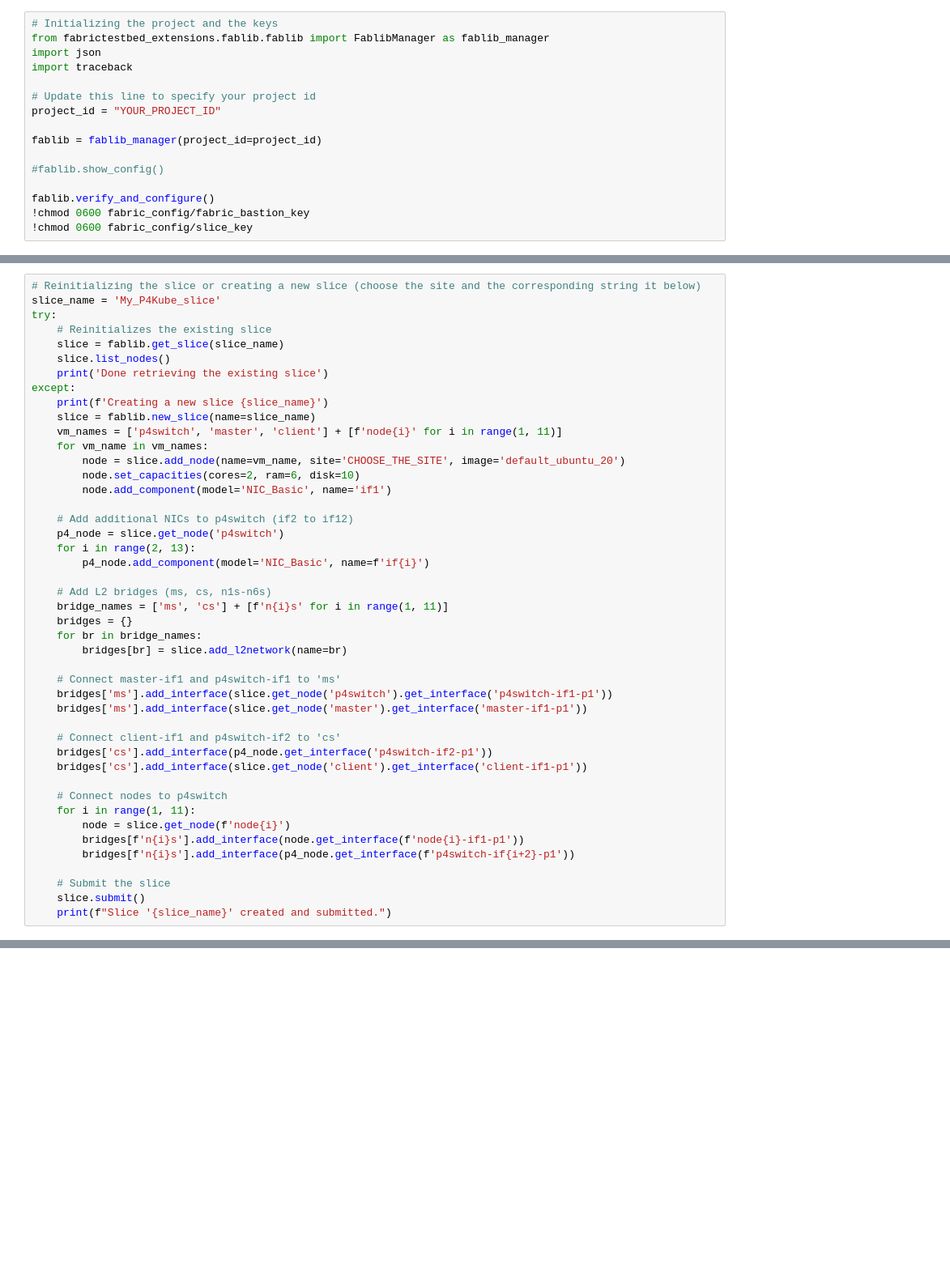
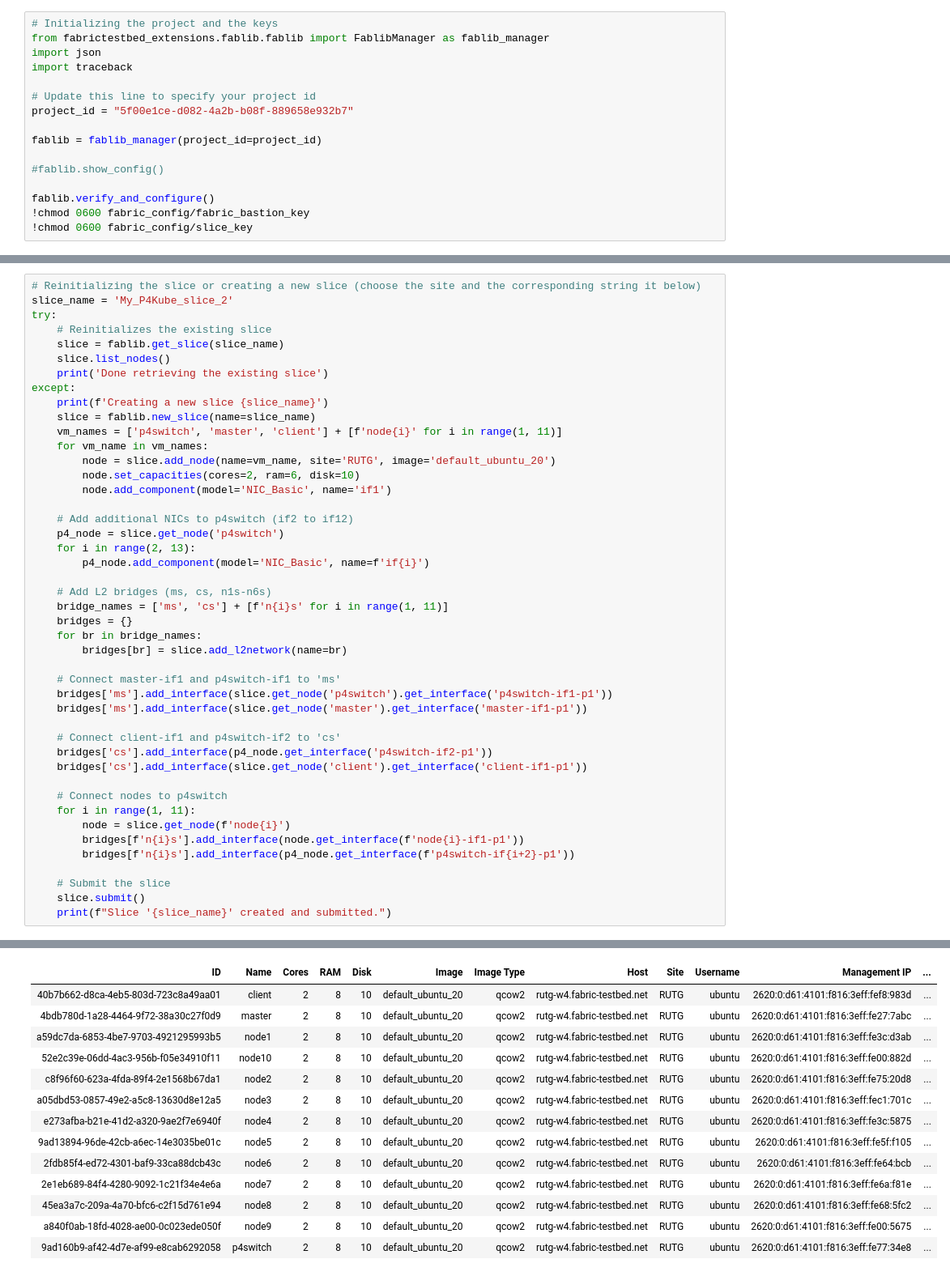
Before and after one commit to gareging/P4Kube, a Jupyter notebook: P4Kube_setup.ipynb, the cells around one changed output, grey strips where cells are left out. Shown at 81% size. Cells and saved outputs as stored; diff of their text form; blank space fills up the shorter version.

```diff
--- a/P4Kube_setup.ipynb
+++ b/P4Kube_setup.ipynb
@@ -5,7 +5,7 @@ import json
 import traceback
 
 # Update this line to specify your project id
-project_id = "YOUR_PROJECT_ID"
+project_id = "5f00e1ce-d082-4a2b-b08f-889658e932b7"
 
 fablib = fablib_manager(project_id=project_id)
 
@@ -17,6 +23,6 @@ fablib.verify_and_configure()
 # %%
 # Reinitializing the slice or creating a new slice (choose the site and the corresponding string it below)
-slice_name = 'My_P4Kube_slice'
+slice_name = 'My_P4Kube_slice_2'
 try:
     # Reinitializes the existing slice
     slice = fablib.get_slice(slice_name)
@@ -27,7 +33,7 @@ except:
     slice = fablib.new_slice(name=slice_name)
     vm_names = ['p4switch', 'master', 'client'] + [f'node{i}' for i in range(1, 11)]
     for vm_name in vm_names:
-        node = slice.add_node(name=vm_name, site='CHOOSE_THE_SITE', image='default_ubuntu_20')
+        node = slice.add_node(name=vm_name, site='RUTG', image='default_ubuntu_20')
         node.set_capacities(cores=2, ram=6, disk=10)
         node.add_component(model='NIC_Basic', name='if1')
 
@@ -59,3 +65,4 @@ except:
     # Submit the slice
     slice.submit()
     print(f"Slice '{slice_name}' created and submitted.")
+# %% [output]
@@ -61,0 +70,14 @@ except:
+| ID | Name | Cores | RAM | Disk | Image | Image Type | Host | Site | Username | Management IP | ... |
+| 40b7b662-d8ca-4eb5-803d-723c8a49aa01 | client | 2 | 8 | 10 | default_ubuntu_20 | qcow2 | rutg-w4.fabric-testbed.net | RUTG | ubuntu | 2620:0:d61:4101:f816:3eff:fef8:983d | ... |
+| 4bdb780d-1a28-4464-9f72-38a30c27f0d9 | master | 2 | 8 | 10 | default_ubuntu_20 | qcow2 | rutg-w4.fabric-testbed.net | RUTG | ubuntu | 2620:0:d61:4101:f816:3eff:fe27:7abc | ... |
+| a59dc7da-6853-4be7-9703-4921295993b5 | node1 | 2 | 8 | 10 | default_ubuntu_20 | qcow2 | rutg-w4.fabric-testbed.net | RUTG | ubuntu | 2620:0:d61:4101:f816:3eff:fe3c:d3ab | ... |
+| 52e2c39e-06dd-4ac3-956b-f05e34910f11 | node10 | 2 | 8 | 10 | default_ubuntu_20 | qcow2 | rutg-w4.fabric-testbed.net | RUTG | ubuntu | 2620:0:d61:4101:f816:3eff:fe00:882d | ... |
+| c8f96f60-623a-4fda-89f4-2e1568b67da1 | node2 | 2 | 8 | 10 | default_ubuntu_20 | qcow2 | rutg-w4.fabric-testbed.net | RUTG | ubuntu | 2620:0:d61:4101:f816:3eff:fe75:20d8 | ... |
+| a05dbd53-0857-49e2-a5c8-13630d8e12a5 | node3 | 2 | 8 | 10 | default_ubuntu_20 | qcow2 | rutg-w4.fabric-testbed.net | RUTG | ubuntu | 2620:0:d61:4101:f816:3eff:fec1:701c | ... |
+| e273afba-b21e-41d2-a320-9ae2f7e6940f | node4 | 2 | 8 | 10 | default_ubuntu_20 | qcow2 | rutg-w4.fabric-testbed.net | RUTG | ubuntu | 2620:0:d61:4101:f816:3eff:fe3c:5875 | ... |
+| 9ad13894-96de-42cb-a6ec-14e3035be01c | node5 | 2 | 8 | 10 | default_ubuntu_20 | qcow2 | rutg-w4.fabric-testbed.net | RUTG | ubuntu | 2620:0:d61:4101:f816:3eff:fe5f:f105 | ... |
+| 2fdb85f4-ed72-4301-baf9-33ca88dcb43c | node6 | 2 | 8 | 10 | default_ubuntu_20 | qcow2 | rutg-w4.fabric-testbed.net | RUTG | ubuntu | 2620:0:d61:4101:f816:3eff:fe64:bcb | ... |
+| 2e1eb689-84f4-4280-9092-1c21f34e4e6a | node7 | 2 | 8 | 10 | default_ubuntu_20 | qcow2 | rutg-w4.fabric-testbed.net | RUTG | ubuntu | 2620:0:d61:4101:f816:3eff:fe6a:f81e | ... |
+| 45ea3a7c-209a-4a70-bfc6-c2f15d761e94 | node8 | 2 | 8 | 10 | default_ubuntu_20 | qcow2 | rutg-w4.fabric-testbed.net | RUTG | ubuntu | 2620:0:d61:4101:f816:3eff:fe68:5fc2 | ... |
+| a840f0ab-18fd-4028-ae00-0c023ede050f | node9 | 2 | 8 | 10 | default_ubuntu_20 | qcow2 | rutg-w4.fabric-testbed.net | RUTG | ubuntu | 2620:0:d61:4101:f816:3eff:fe00:5675 | ... |
+| 9ad160b9-af42-4d7e-af99-e8cab6292058 | p4switch | 2 | 8 | 10 | default_ubuntu_20 | qcow2 | rutg-w4.fabric-testbed.net | RUTG | ubuntu | 2620:0:d61:4101:f816:3eff:fe77:34e8 | ... |
```
Also changed, not shown: parts of 5 cells of this notebook.
